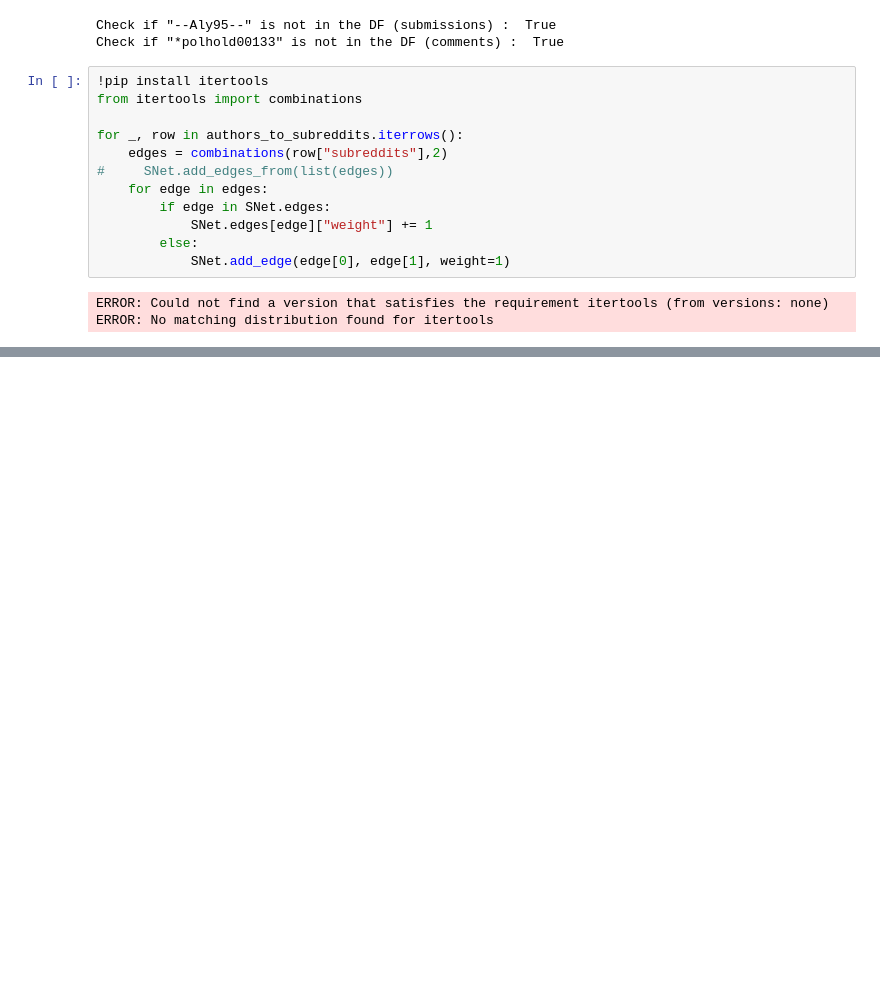
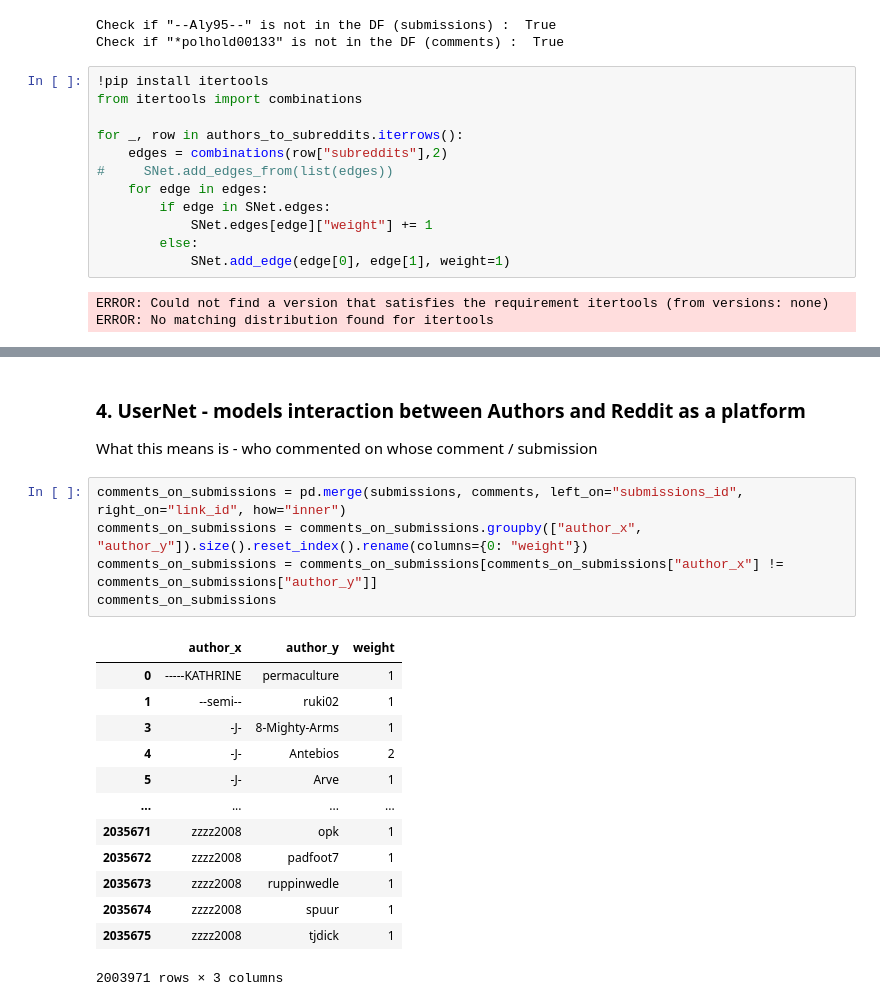
Before and after one commit to milicevicMarko/Reddit2008-Analysis, a Jupyter notebook: Network creation.ipynb, the cells around one changed output, grey strips where cells are left out. Saved outputs shown, nothing was run; the diff lists cells and outputs as text; blank space fills up the shorter version.

```diff
--- a/Network creation.ipynb
+++ b/Network creation.ipynb
@@ -189,0 +228,23 @@ SNet but filters out edges with a weight under *w_threshhold* limit
+# %% [markdown]
+### 4. UserNet - models interaction between Authors and Reddit as a platform
+
+What this means is - who commented on whose comment / submission
+# %%
+comments_on_submissions = pd.merge(submissions, comments, left_on="submissions_id", right_on="link_id", how="inner")
+comments_on_submissions = comments_on_submissions.groupby(["author_x", "author_y"]).size().reset_index().rename(columns={0: "weight"})
+comments_on_submissions = comments_on_submissions[comments_on_submissions["author_x"] != comments_on_submissions["author_y"]]
+comments_on_submissions
+# %% [output]
+|  | author_x | author_y | weight |
+| 0 | -----KATHRINE | permaculture | 1 |
+| 1 | --semi-- | ruki02 | 1 |
+| 3 | -J- | 8-Mighty-Arms | 1 |
+| 4 | -J- | Antebios | 2 |
+| 5 | -J- | Arve | 1 |
+| ... | ... | ... | ... |
+| 2035671 | zzzz2008 | opk | 1 |
+| 2035672 | zzzz2008 | padfoot7 | 1 |
+| 2035673 | zzzz2008 | ruppinwedle | 1 |
+| 2035674 | zzzz2008 | spuur | 1 |
+| 2035675 | zzzz2008 | tjdick | 1 |
+2003971 rows × 3 columns
```
Also changed, not shown: parts of 23 cells of this notebook.
